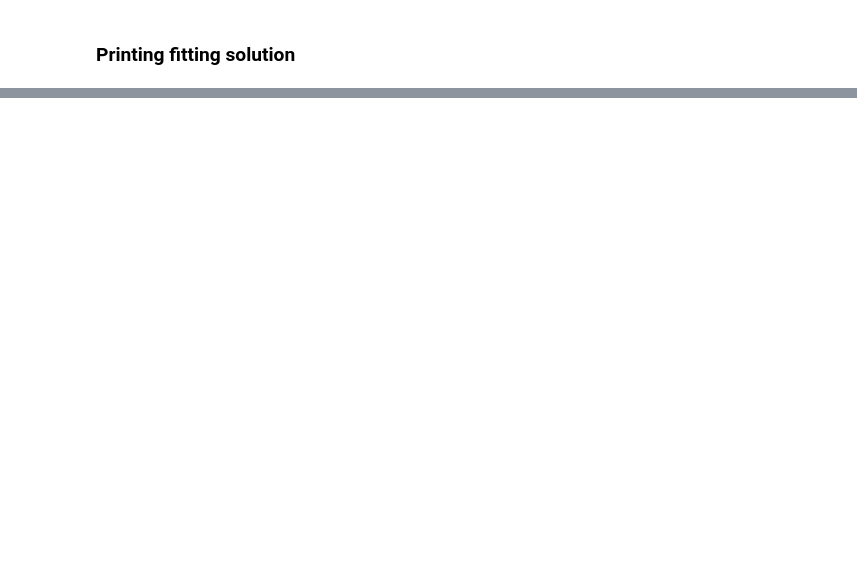
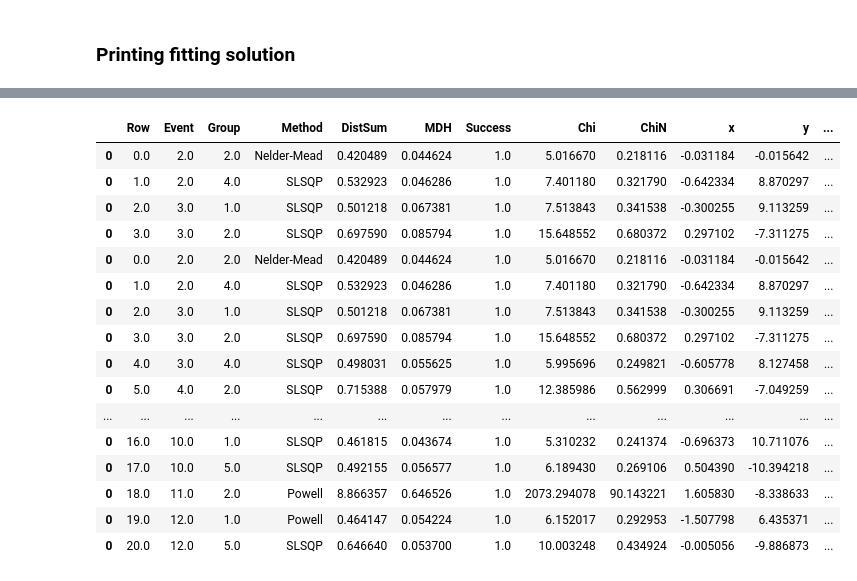
Before and after one commit to patrykel/multi-tracking-notebooks, a Jupyter notebook: single_rps_statistic.ipynb, the cells around one changed output, grey strips where cells are left out. Saved outputs shown, nothing was run; the diff lists cells and outputs as text; code cells hidden in the pictures; blank space fills up the shorter version.

Commit message:
Add beautiful dataframe for storing fitting result

```diff
--- a/single_rps_statistic.ipynb
+++ b/single_rps_statistic.ipynb
@@ -45,7 +43,7 @@ class Line:
 ### Open root file
 # %%
 geometry_root = root2array('det_geometry.root', 'T')
-reco_flat = root2array('reco_0_flat.root', 'T')
+reco_flat = root2array('reco_10k_flat.root', 'T')
 # %% [markdown]
 ### Prepare dataframes
 # %%
@@ -405,0 +368,63 @@ THE END
+# %%
+# HELP VARIABLES
+row_number = 0
+glob_max_hit_dist = 0.0
+true_max_distance = 0.0
+false_max_distance = 0.0
+
+
+# FOR EACH EVENT AND GROUP CALCULATE LINE
+for index, row in single_groups_df.iterrows():
+
+    if row_number > 20:
+        break
+
+    # GETTING HITS FOR SPECIFIED GROUP AND EVENT
+    eventID, groupID = row['eventID'], row['groupID']
+    single_hits_df = single_df.loc[(single_df['eventID'] == eventID) & (single_df['groupID'] == groupID)]
+
+    # APPLYING Z TRANSLATION --> WE DO NOT WANT SUCH BIG NUMBERS (|Z| ~ 210 000 [mm])
+    if groupID > 3:
+        DET_Z_TRANSLATION = -210000
+    else:
+        DET_Z_TRANSLATION = 210000
+
+    # GET LINES REPRESENTING HITS IN RPS
+    LINE_SET = get_hit_lines(single_hits_df, geom_df)
+
+    # GET FITTED LINE AND METHOD USED FOR FITTING
+    solution, method = get_solution()
+
+    # UPDATE STATISTICS
+    if solution.success == True:
+        true_max_distance = np.maximum(true_max_distance, solution.fun)
+    else:
+        false_max_distance = np.maximum(false_max_distance, solution.fun)
+
+
+    distances = [ Line(params=solution.x).distance(line) for line in LINE_SET]
+    distance_sum = np.sum(distances)
+    max_hit_dist = np.amax(distances)
+    glob_max_hit_dist = np.maximum(glob_max_hit_dist, max_hit_dist)
+
+    chi = chi2(solution.x)
+
+
+    print("Row {} Event: {} Group: {} Method: {}  DistSum: {:.5f}  MDH: {:.5}  Success: {}  Chi: {:.5f}\tChiN: {:.5f}"
+      .format(row_number, eventID, groupID, method, solution.fun, max_hit_dist,
+              solution.success, chi, chi / (len(LINE_SET) - 6)))
+
+
+    # DATAFRAME FOR STORING RESULT
+    x, y, z, dx, dy, dz = solution.x
+    row_df = get_row_df([row_number, eventID, groupID, method, solution.fun, max_hit_dist, solution.success,
+                         chi, chi / (len(LINE_SET) - 6), x, y, z, dx, dy, dz])
+    result_df = pd.concat([result_df, row_df])
+
+    row_number = row_number + 1
+
+
+print("THE END")
+
+result_df
+# %% [output]
@@ -405,0 +448,17 @@ THE END
+|  | Row | Event | Group | Method | DistSum | MDH | Success | Chi | ChiN | x | y | ... |
+| 0 | 0.0 | 2.0 | 2.0 | Nelder-Mead | 0.420489 | 0.044624 | 1.0 | 5.016670 | 0.218116 | -0.031184 | -0.015642 | ... |
+| 0 | 1.0 | 2.0 | 4.0 | SLSQP | 0.532923 | 0.046286 | 1.0 | 7.401180 | 0.321790 | -0.642334 | 8.870297 | ... |
+| 0 | 2.0 | 3.0 | 1.0 | SLSQP | 0.501218 | 0.067381 | 1.0 | 7.513843 | 0.341538 | -0.300255 | 9.113259 | ... |
+| 0 | 3.0 | 3.0 | 2.0 | SLSQP | 0.697590 | 0.085794 | 1.0 | 15.648552 | 0.680372 | 0.297102 | -7.311275 | ... |
+| 0 | 0.0 | 2.0 | 2.0 | Nelder-Mead | 0.420489 | 0.044624 | 1.0 | 5.016670 | 0.218116 | -0.031184 | -0.015642 | ... |
+| 0 | 1.0 | 2.0 | 4.0 | SLSQP | 0.532923 | 0.046286 | 1.0 | 7.401180 | 0.321790 | -0.642334 | 8.870297 | ... |
+| 0 | 2.0 | 3.0 | 1.0 | SLSQP | 0.501218 | 0.067381 | 1.0 | 7.513843 | 0.341538 | -0.300255 | 9.113259 | ... |
+| 0 | 3.0 | 3.0 | 2.0 | SLSQP | 0.697590 | 0.085794 | 1.0 | 15.648552 | 0.680372 | 0.297102 | -7.311275 | ... |
+| 0 | 4.0 | 3.0 | 4.0 | SLSQP | 0.498031 | 0.055625 | 1.0 | 5.995696 | 0.249821 | -0.605778 | 8.127458 | ... |
+| 0 | 5.0 | 4.0 | 2.0 | SLSQP | 0.715388 | 0.057979 | 1.0 | 12.385986 | 0.562999 | 0.306691 | -7.049259 | ... |
+| ... | ... | ... | ... | ... | ... | ... | ... | ... | ... | ... | ... | ... |
+| 0 | 16.0 | 10.0 | 1.0 | SLSQP | 0.461815 | 0.043674 | 1.0 | 5.310232 | 0.241374 | -0.696373 | 10.711076 | ... |
+| 0 | 17.0 | 10.0 | 5.0 | SLSQP | 0.492155 | 0.056577 | 1.0 | 6.189430 | 0.269106 | 0.504390 | -10.394218 | ... |
+| 0 | 18.0 | 11.0 | 2.0 | Powell | 8.866357 | 0.646526 | 1.0 | 2073.294078 | 90.143221 | 1.605830 | -8.338633 | ... |
+| 0 | 19.0 | 12.0 | 1.0 | Powell | 0.464147 | 0.054224 | 1.0 | 6.152017 | 0.292953 | -1.507798 | 6.435371 | ... |
+| 0 | 20.0 | 12.0 | 5.0 | SLSQP | 0.646640 | 0.053700 | 1.0 | 10.003248 | 0.434924 | -0.005056 | -9.886873 | ... |
```
Also changed, not shown: parts of 17 cells of this notebook.
